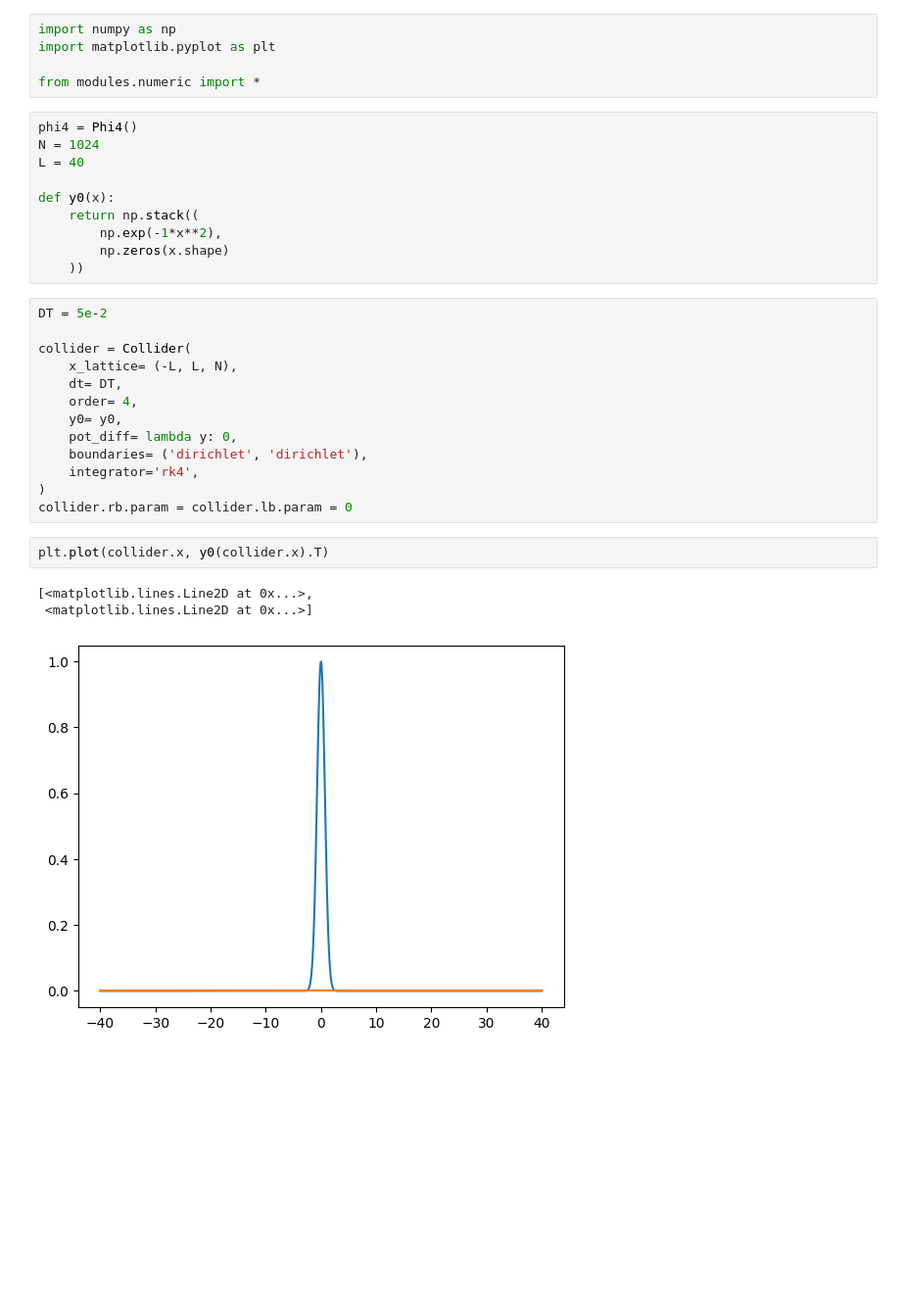
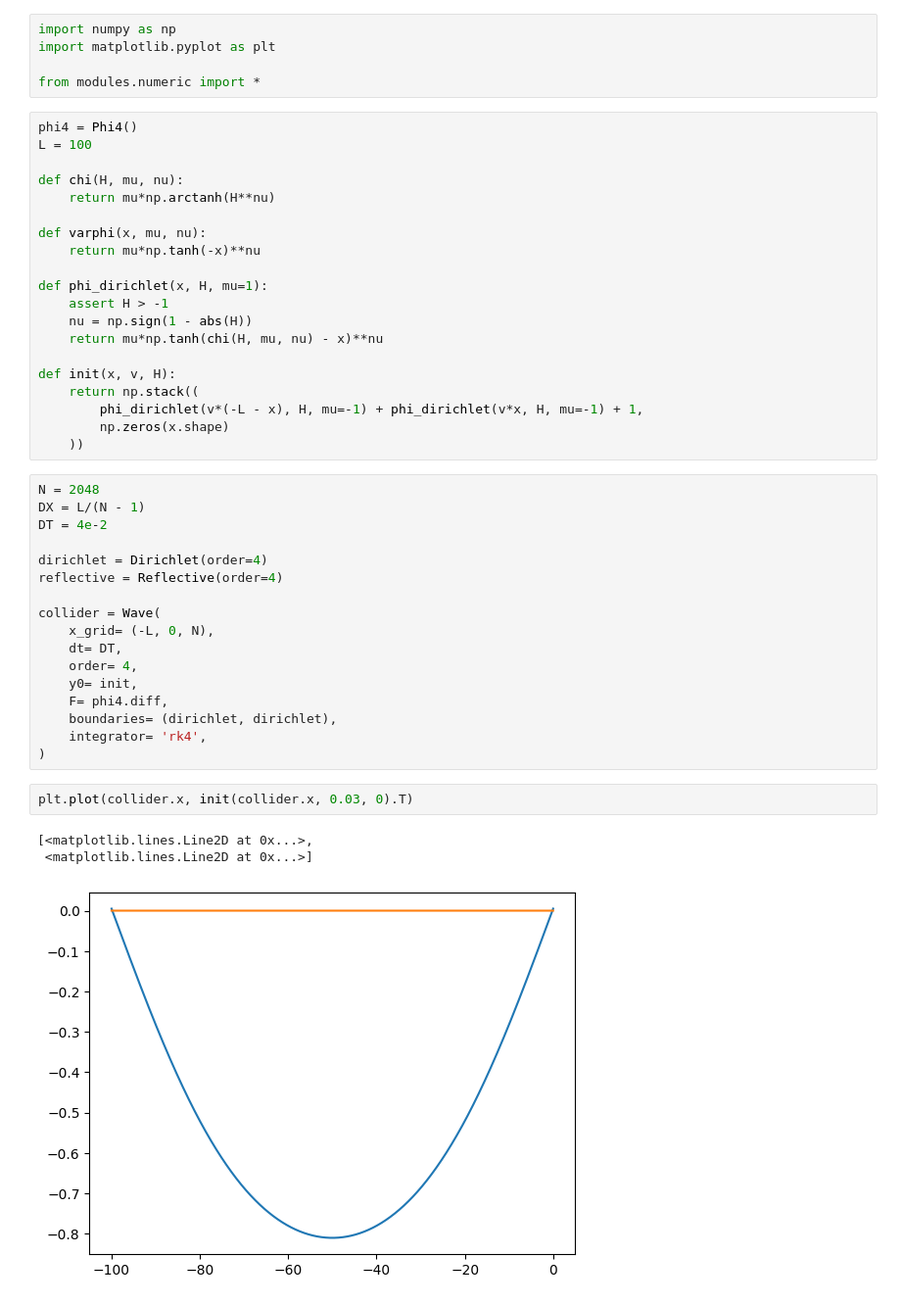
Before and after one commit to JairoSSantos/parallel-kink-scattering, a Jupyter notebook: notebooks/experiments.ipynb, the cells around one changed output. Shown at 98% size. Saved outputs shown, nothing was run; the diff lists cells and outputs as text; blank space fills up the shorter version.

```diff
--- a/notebooks/experiments.ipynb
+++ b/notebooks/experiments.ipynb
@@ -7,32 +7,46 @@ import numpy as np
 import matplotlib.pyplot as plt
 
 from modules.numeric import *
-# %%
-phi4 = Phi4()
-N = 1024
-L = 40
-
-def y0(x):
-    return np.stack((
-        np.exp(-1*x**2),
-        np.zeros(x.shape)
-    ))
-# %%
-DT = 5e-2
-
-collider = Collider(
-    x_lattice= (-L, L, N),
-    dt= DT,
-    order= 4,
-    y0= y0,
-    pot_diff= lambda y: 0,
-    boundaries= ('dirichlet', 'dirichlet'),
-    integrator='rk4',
-)
-collider.rb.param = collider.lb.param = 0
+# %%
+phi4 = Phi4()
+L = 100
+
+def chi(H, mu, nu):
+    return mu*np.arctanh(H**nu)
+
+def varphi(x, mu, nu):
+    return mu*np.tanh(-x)**nu
+
+def phi_dirichlet(x, H, mu=1):
+    assert H > -1
+    nu = np.sign(1 - abs(H))
+    return mu*np.tanh(chi(H, mu, nu) - x)**nu
+
+def init(x, v, H):
+    return np.stack((
+        phi_dirichlet(v*(-L - x), H, mu=-1) + phi_dirichlet(v*x, H, mu=-1) + 1,
+        np.zeros(x.shape)
+    ))
+# %%
+N = 2048
+DX = L/(N - 1)
+DT = 4e-2
+
+dirichlet = Dirichlet(order=4)
+reflective = Reflective(order=4)
+
+collider = Wave(
+    x_grid= (-L, 0, N),
+    dt= DT,
+    order= 4,
+    y0= init,
+    F= phi4.diff,
+    boundaries= (dirichlet, dirichlet),
+    integrator= 'rk4',
+)
 # %%
-plt.plot(collider.x, y0(collider.x).T)
+plt.plot(collider.x, init(collider.x, 0.03, 0).T)
 # %% [output]
 [<matplotlib.lines.Line2D at 0x...>,
  <matplotlib.lines.Line2D at 0x...>]
-[figure, old version]
+[figure, new version]
```
Also changed, not shown: parts of 5 cells of this notebook, 3 other files.
